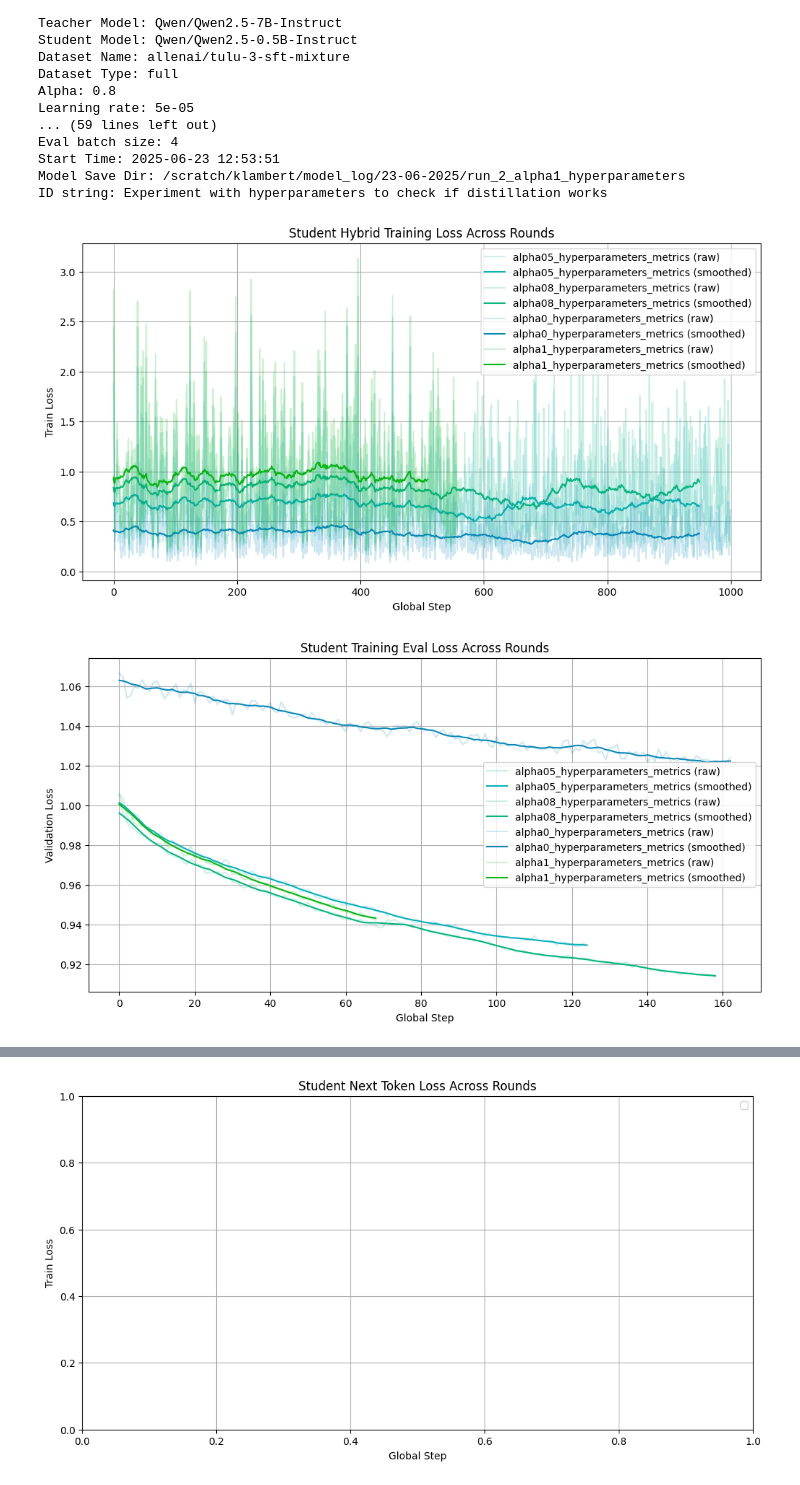
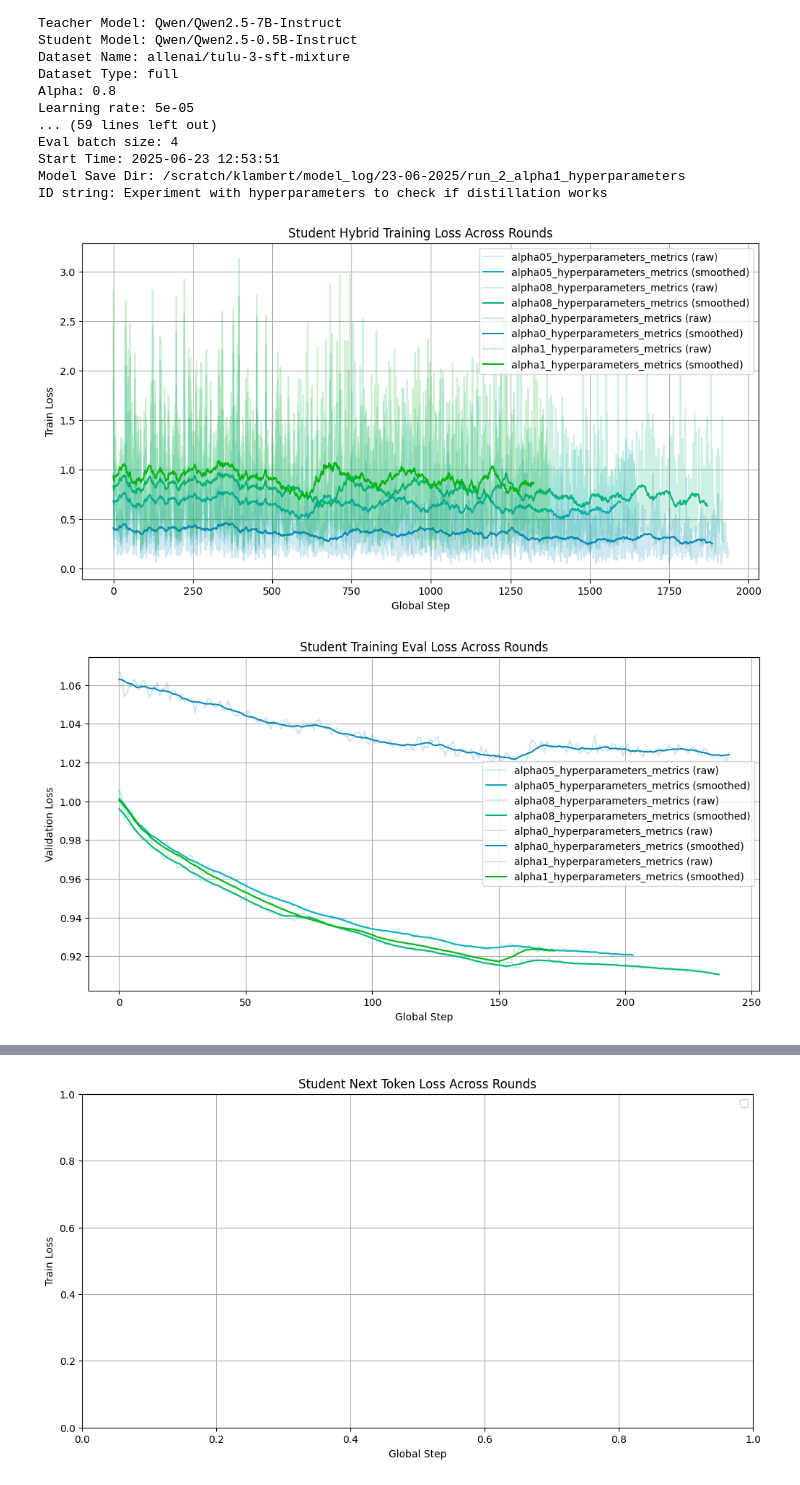
Before and after one commit to r-three/SLMensembles, a Jupyter notebook: SLM_ensembles.ipynb, the cells around one changed output, grey strips where cells are left out. Saved outputs shown, nothing was run; the diff lists cells and outputs as text; code cells hidden in the pictures.

```diff
--- a/SLM_ensembles.ipynb
+++ b/SLM_ensembles.ipynb
@@ -85,7 +85,7 @@ ID string: Experiment with hyperparameters to check if distillation works
 # Student train loss (hybrid) over rounds
 side_by_side = False
 x_min_loss = False
-min_len = 1000
+min_len = None
 
 filter_size = 51
 kernel = np.ones(filter_size) / filter_size
@@ -130,40 +130,40 @@ else:
         ax = axes[row][col]
 
         student_train_df = df[(df["role"] == "student") & (df["phase"] == "train") & (df["function"] == "compute_loss")]
 
         loss = student_train_df["train_loss"].to_numpy()
         if len(loss) < filter_size:
             ax.set_title(f"{name} (too short)")
             ax.axis("off")
             continue
 
         smoothed = scipy.signal.fftconvolve(loss, kernel, mode="valid")
 
         color = color_map.get(name, color_map["default"])
         ax.plot(range(len(loss)), loss, alpha=0.3, label=f"Raw", color=color)
         ax.plot(range(len(smoothed)), smoothed, label=f"Smoothed", color=color)
 
         ax.set_title(f"Training Loss: {name}")
         ax.set_xlabel("Global Step")
         ax.set_ylabel("Train Loss")
         ax.legend()
 
     # Hide any unused subplots
     for i in range(idx + 1, rows * cols):
         row, col = divmod(i, cols)
         axes[row][col].axis("off")
 
     plt.yscale("log")
     plt.tight_layout()
     plt.show()
 # %% [output]
-[figure, old version]
+[figure, new version]
 # %%
 # Student Training Eval Loss Across Rounds
 
 side_by_side = False
 x_min_loss = False  # Display values on the x-axis only up to the minimum number of logged lines across files
-min_len = 1000
+min_len = None
 
 filter_size = 11
 kernel = np.ones(filter_size) / filter_size
@@ -236,7 +236,7 @@ else:
     plt.tight_layout()
     plt.show()
 # %% [output]
-[figure, old version]
+[figure, new version]
 # %%
 # Student train loss (kl) over rounds
 side_by_side = False
```
Also changed, not shown: parts of 2 cells of this notebook.
